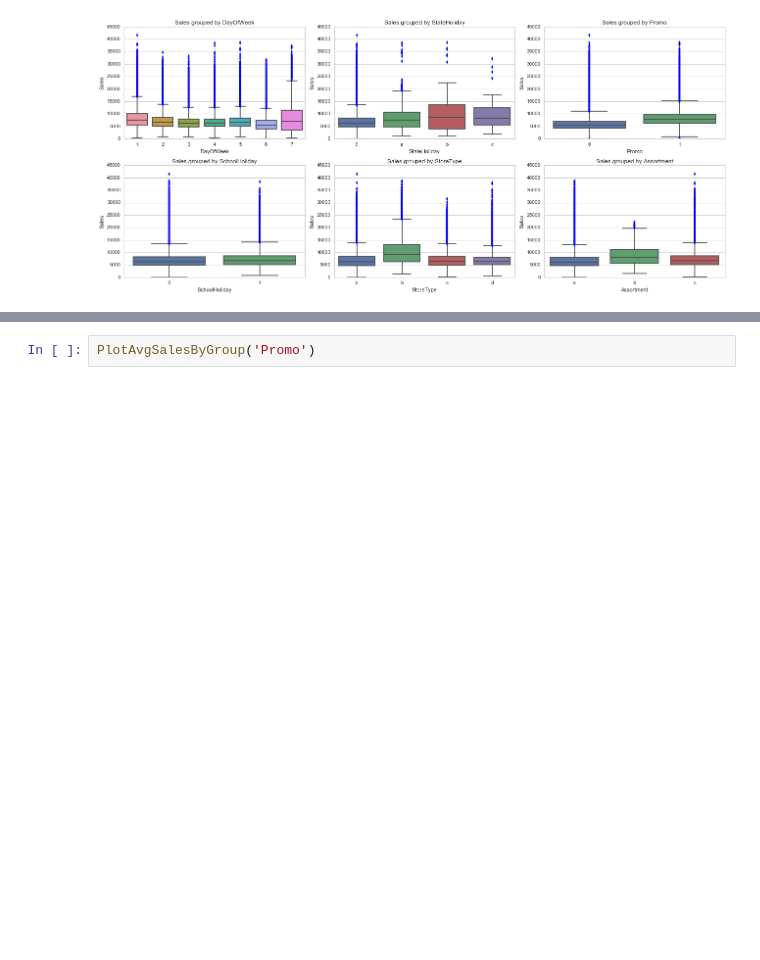
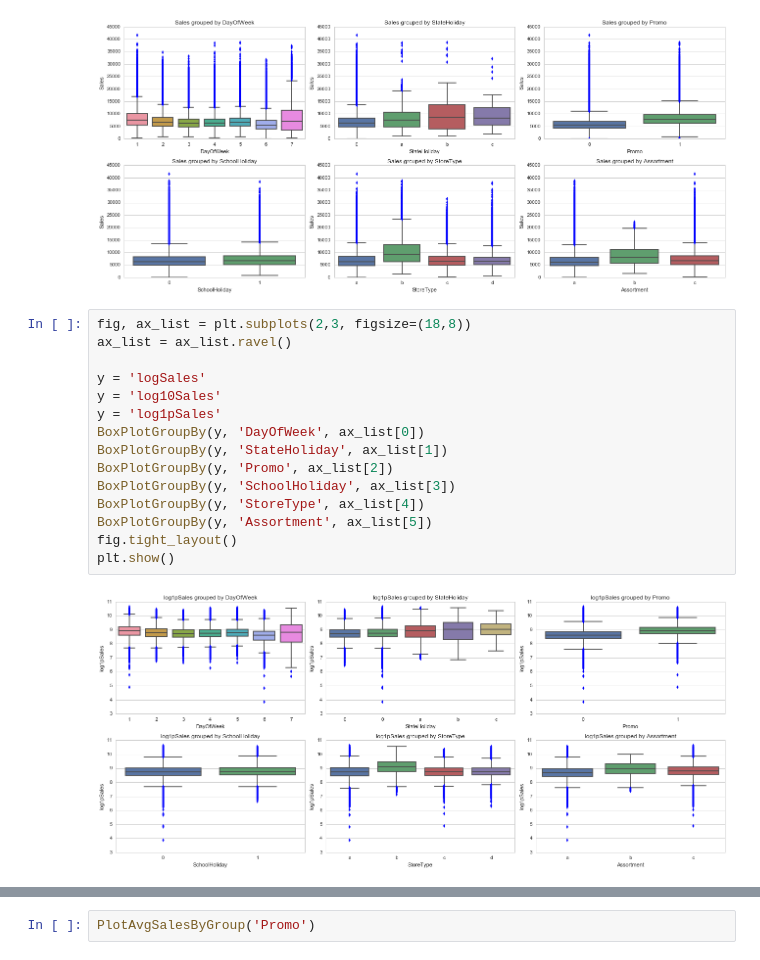
Before and after one commit to rocket-ron/kaggle, a Jupyter notebook: rossman/Exploratory_3.ipynb, the cells around one changed output, grey strips where cells are left out. Cells and saved outputs as stored; diff of their text form; blank space fills up the shorter version.

```diff
--- a/rossman/Exploratory_3.ipynb
+++ b/rossman/Exploratory_3.ipynb
@@ -313,4 +318,21 @@ fig.tight_layout()
 plt.show()
 # %% [output]
 [figure]
+# %%
+fig, ax_list = plt.subplots(2,3, figsize=(18,8))
+ax_list = ax_list.ravel()
+
+y = 'logSales'
+y = 'log10Sales'
+y = 'log1pSales'
+BoxPlotGroupBy(y, 'DayOfWeek', ax_list[0])
+BoxPlotGroupBy(y, 'StateHoliday', ax_list[1])
+BoxPlotGroupBy(y, 'Promo', ax_list[2])
+BoxPlotGroupBy(y, 'SchoolHoliday', ax_list[3])
+BoxPlotGroupBy(y, 'StoreType', ax_list[4])
+BoxPlotGroupBy(y, 'Assortment', ax_list[5])
+fig.tight_layout()
+plt.show()
+# %% [output]
+[figure, added]
 # %%
```
Also changed, not shown: parts of 9 cells of this notebook.
